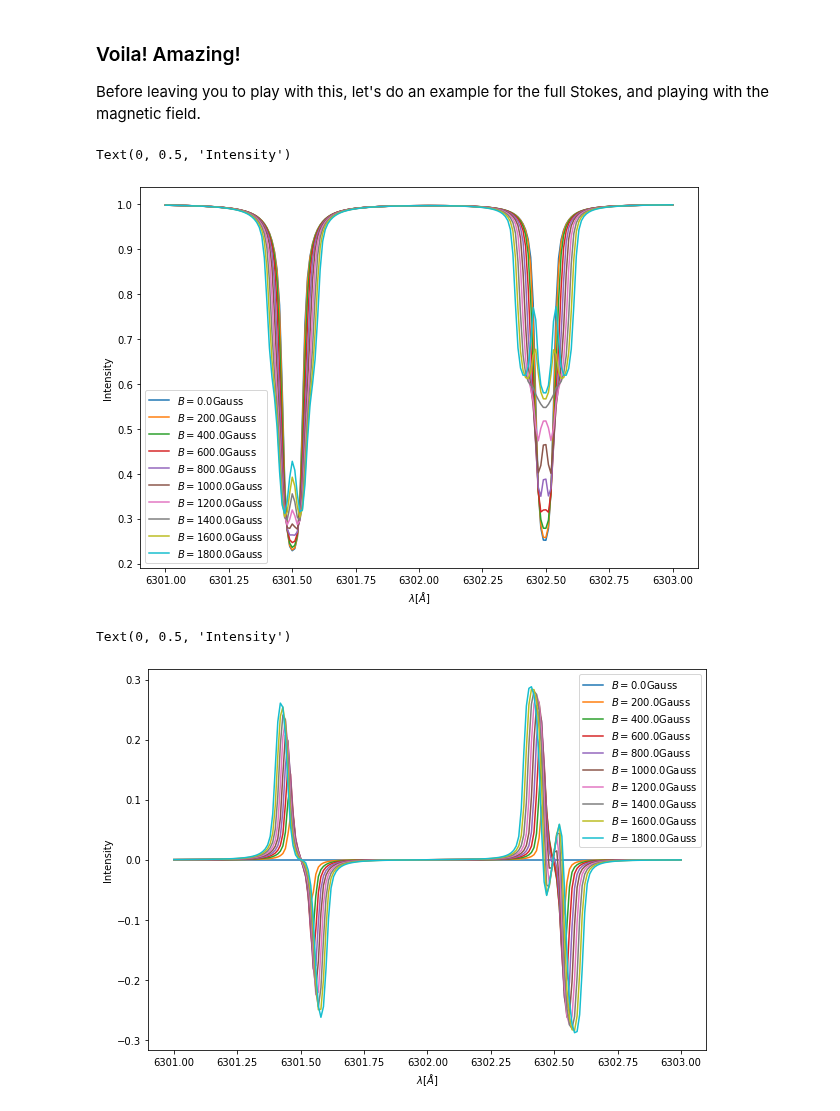
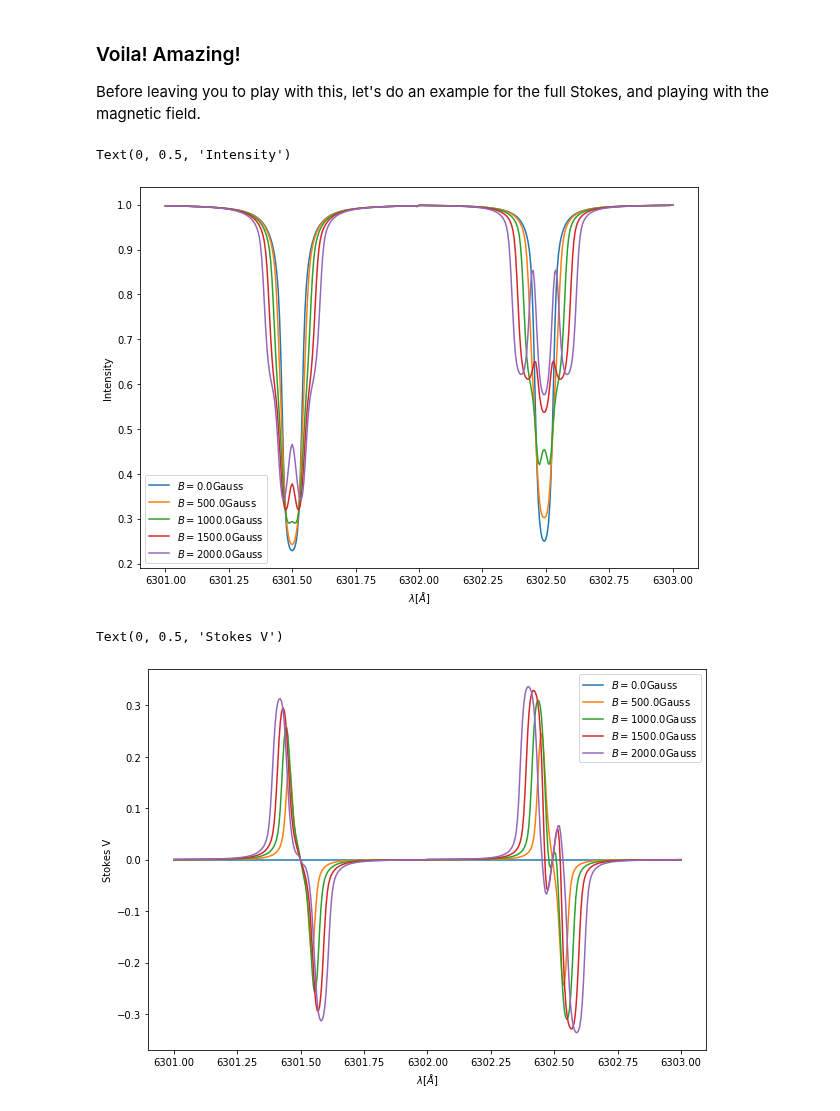
Before and after one commit to ivanzmilic/me_inversion_exercises, a Jupyter notebook: polarized_me_forward.ipynb, the cells around one changed output. Cells and saved outputs as stored; diff of their text form; code cells hidden in the pictures.

```diff
--- a/polarized_me_forward.ipynb
+++ b/polarized_me_forward.ipynb
@@ -25,7 +25,7 @@ lines   = [6301,6302]
 # Object knows about the lines, wavelength grid, and even about number of threads, since we can calculate
 # many spectral in parallel :) Objects are truly wonders of programmin.
 
-me = MilneEddington.MilneEddington(regions, lines, nthreads=2)
+me = MilneEddington.MilneEddington(regions, lines, nthreads=1)
 # %% [markdown]
 #### We have now defined the "general" outline of our problem. Now we can define many models and see how does each model parameter affect outgoing polarization.
 # %%
@@ -93,11 +96,12 @@ etavar = 1.0
 m_in = np.float64([0., 1.0, 0.39, 0.1, 0.02, etavar, 0.1, 0.2, 0.8])
 ny = 1
 nx = 1
-model = me.repeat_model(m_in, ny, nx)
+model = me.repeat_model(m_in, nx, ny)
 syn =  me.synthesize(model, mu = 1.0)
 plt.figure(figsize=[10,7])
 plt.plot(ll,syn[0,0,0],label='$\eta = $'+str(m_in[5]))
-for i in range(1,10):
+
+for i in range(1,5):
     etavar *= 2.0
     m_in = np.float64([0., 1.0, 0.39, 0.1, 0.02, etavar, 0.1, 0.2, 0.8])
     model = me.repeat_model(m_in, ny, nx)
@@ -114,7 +118,7 @@ Great! This looks very similar to the ones we calculated earlier!
 
 But now let's see an alternative way to do this:
 # %%
-m_in = np.float64([0., 1.0, 0.39, 0.1, 0.02, etavar, 0.1, 0.2, 0.8])
+m_in = np.float64([0., np.pi/4., np.pi/8., 0.0, 0.02, etavar, 0.1, 0.2, 0.8])
 nx = 1
 ny = 10
 model = np.zeros([nx,ny,9])
@@ -147,31 +151,33 @@ Text(0, 0.5, 'Intensity')
 
 Before leaving you to play with this, let's do an example for the full Stokes, and playing with the magnetic field.
 # %%
-m_in = np.float64([0., 1.0, 0.39, 0.1, 0.02, 30.0, 0.1, 0.2, 0.8])
+m_in = np.float64([0., np.pi/4., 0.0, 0.0, 0.02, 30.0, 0.1, 0.2, 0.8])
 nx = 1
-ny = 10
+ny = 5
 model = np.zeros([nx,ny,9])
 #Model is an array that has dimensions nx,ny and then 9 for the number of parameters
-for i in range(0,10):
+for i in range(0,5):
     model[0,i,:] = m_in
-    model[0,i,0] = i*200 # magnetic field
+    model[0,i,0] = i*500 # magnetic field
+
 syn =  me.synthesize(model, mu = 1.0)
+
 plt.figure(figsize=[10,7])
-for i in range(0,10):
+for i in range(0,5):
     plt.plot(ll,syn[0,i,0],label='$B = $'+str(model[0,i,0])+'Gauss')
 plt.legend()
 plt.xlabel("$\\lambda [\\AA]$")
 plt.ylabel("Intensity")
 # %% [output]
 Text(0, 0.5, 'Intensity')
-[figure, old version]
+[figure, new version]
 # %%
 plt.figure(figsize=[10,7])
-for i in range(0,10):
+for i in range(0,5):
     plt.plot(ll,syn[0,i,3],label='$B = $'+str(model[0,i,0])+'Gauss')
 plt.legend()
 plt.xlabel("$\\lambda [\\AA]$")
-plt.ylabel("Intensity")
+plt.ylabel("Stokes V")
 # %% [output]
-Text(0, 0.5, 'Intensity')
+Text(0, 0.5, 'Stokes V')
-[figure, old version]
+[figure, new version]
```
Also changed, not shown: parts of 9 cells of this notebook.
